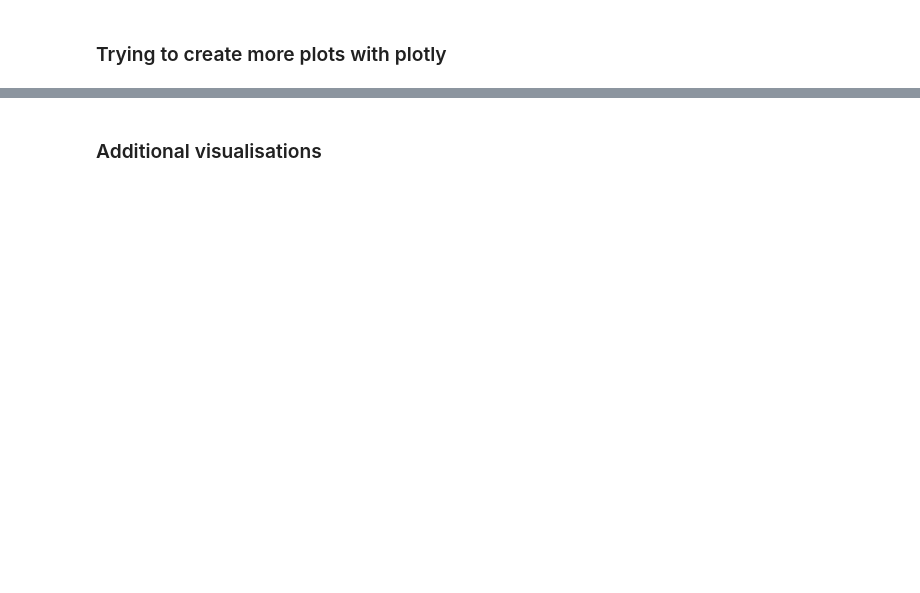
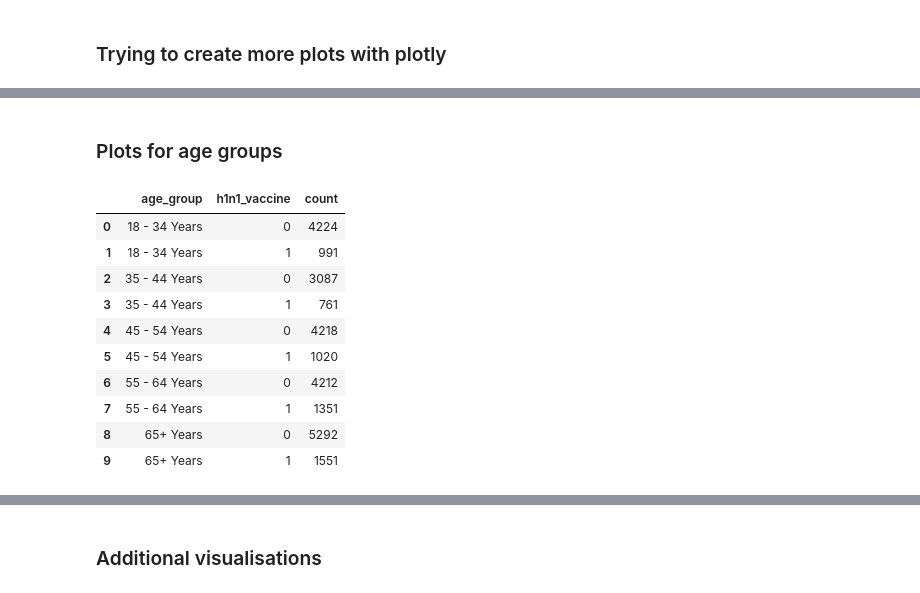
Before and after one commit to RayKwame/TheFluShot, a Jupyter notebook: notebooks/EDA.ipynb, the cells around one changed output, grey strips where cells are left out. Drawn from its saved outputs; the diff is of its cells as text; code cells hidden in the pictures; blank space fills up the shorter version.

Commit message:
Plots for presentation

```diff
--- a/notebooks/EDA.ipynb
+++ b/notebooks/EDA.ipynb
@@ -25,6 +25,6 @@ import plotly.graph_objects as go
 # We need to add plotly to our requirements
 # %%
 # Reading in the data
-df = pd.read_csv('../data/Flu_Shot_Data_cleaned_1.csv')
+df = pd.read_csv('../data/Flu_Shot_Data_cleaned_2.csv')
 # %%
 df.info()
@@ -387,0 +627,17 @@ labels_risk = {"opinion_h1n1_risk": {1.0: "1 - Very low", 2.0: "2 - Somewhat low
+# %% [markdown]
+### Plots for age groups
+# %%
+data_age = df.groupby(["age_group","h1n1_vaccine"],as_index=True)["age_group"].count().reset_index(name="count")
+data_age
+# %% [output]
+|  | age_group | h1n1_vaccine | count |
+| 0 | 18 - 34 Years | 0 | 4224 |
+| 1 | 18 - 34 Years | 1 | 991 |
+| 2 | 35 - 44 Years | 0 | 3087 |
+| 3 | 35 - 44 Years | 1 | 761 |
+| 4 | 45 - 54 Years | 0 | 4218 |
+| 5 | 45 - 54 Years | 1 | 1020 |
+| 6 | 55 - 64 Years | 0 | 4212 |
+| 7 | 55 - 64 Years | 1 | 1351 |
+| 8 | 65+ Years | 0 | 5292 |
+| 9 | 65+ Years | 1 | 1551 |
```
Also changed, not shown: parts of 44 cells of this notebook.
